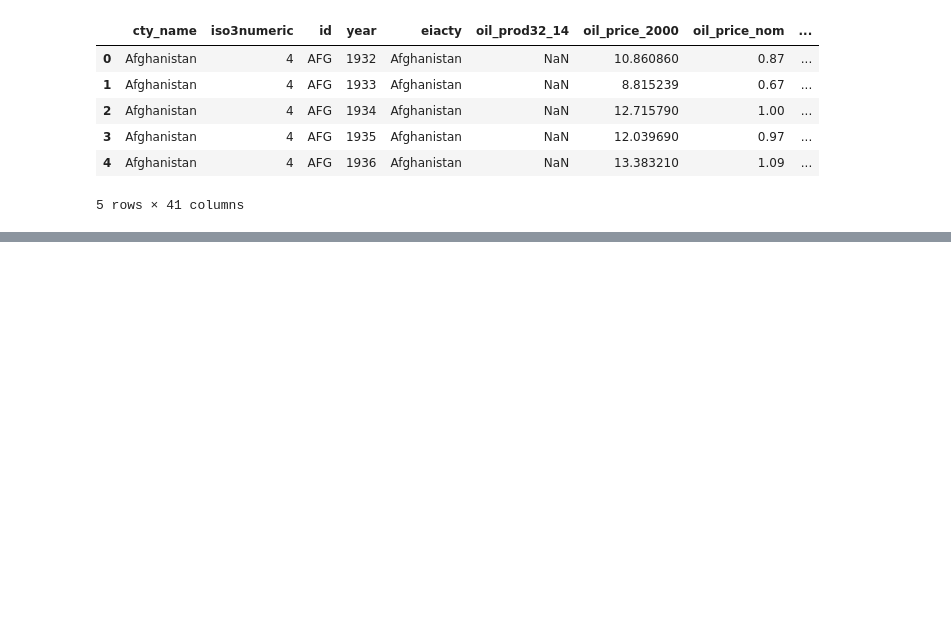
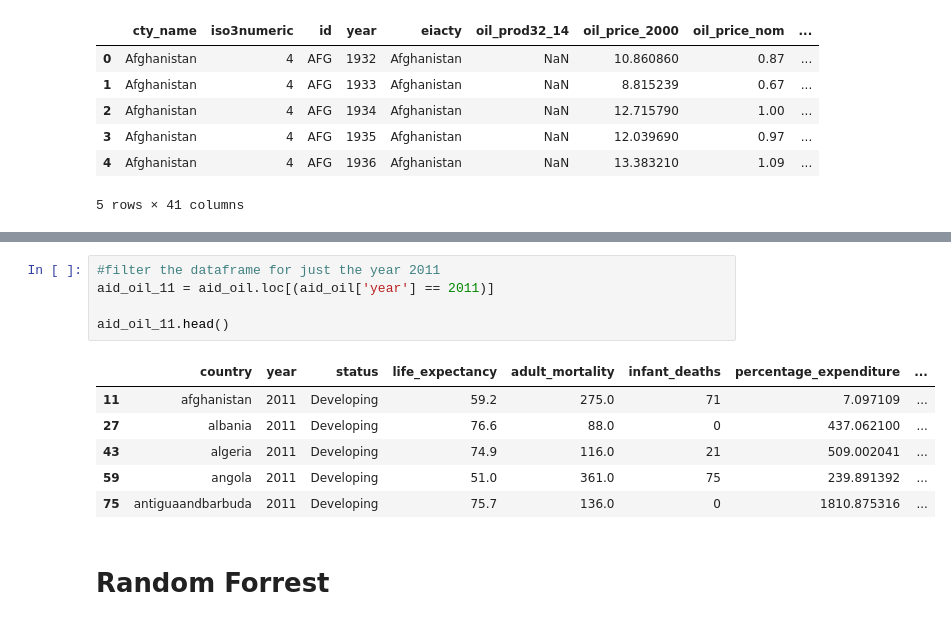
Before and after one commit to alyssamoyer/final_project, a Jupyter notebook: foreign_aid.ipynb, the cells around one changed output, grey strips where cells are left out. Cells and saved outputs as stored; diff of their text form; blank space fills up the shorter version.

```diff
--- a/foreign_aid.ipynb
+++ b/foreign_aid.ipynb
@@ -42,0 +96,14 @@ oil_df_00_13.head()
+# %%
+#filter the dataframe for just the year 2011
+aid_oil_11 = aid_oil.loc[(aid_oil['year'] == 2011)]
+
+aid_oil_11.head()
+# %% [output]
+|  | country | year | status | life_expectancy | adult_mortality | infant_deaths | percentage_expenditure | ... |
+| 11 | afghanistan | 2011 | Developing | 59.2 | 275.0 | 71 | 7.097109 | ... |
+| 27 | albania | 2011 | Developing | 76.6 | 88.0 | 0 | 437.062100 | ... |
+| 43 | algeria | 2011 | Developing | 74.9 | 116.0 | 21 | 509.002041 | ... |
+| 59 | angola | 2011 | Developing | 51.0 | 361.0 | 75 | 239.891392 | ... |
+| 75 | antiguaandbarbuda | 2011 | Developing | 75.7 | 136.0 | 0 | 1810.875316 | ... |
+# %% [markdown]
+# Random Forrest
```
Also changed, not shown: parts of 4 cells of this notebook.
